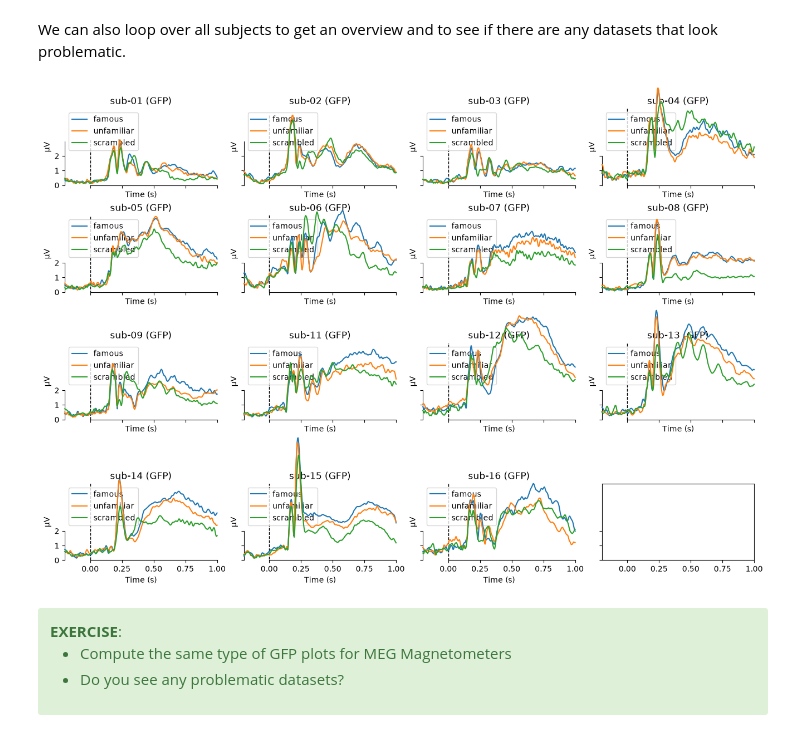
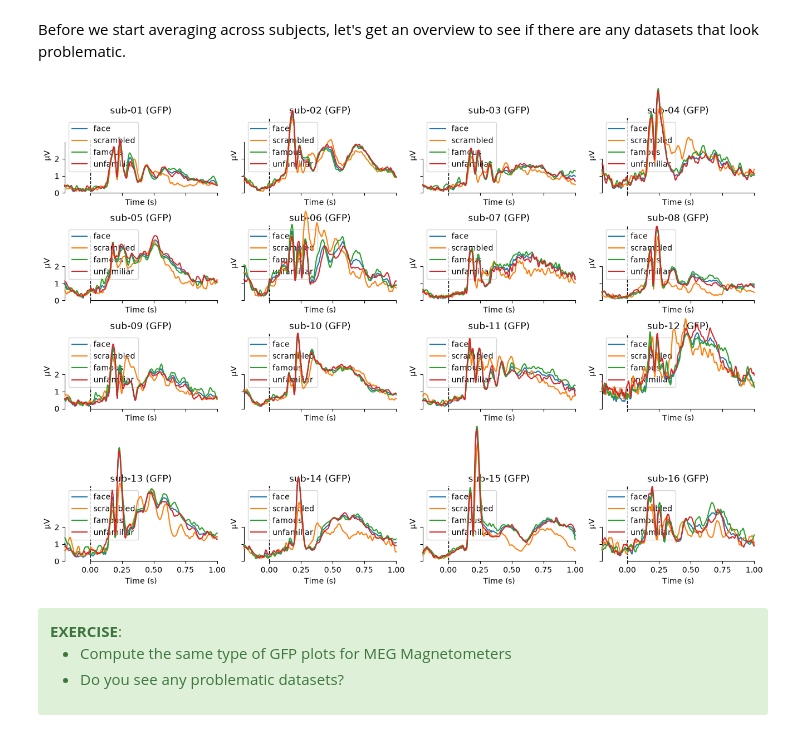
Before and after one commit to wmvanvliet/mne-course, a Jupyter notebook: 6-group-level.ipynb, the cells around one changed output. Drawn from its saved outputs; the diff is of its cells as text; code cells hidden in the pictures.

Commit message:
working on group level

```diff
--- a/6-group-level.ipynb
+++ b/6-group-level.ipynb
@@ -68,5 +41,5 @@ We can look at the data from subjects one-by-one:
 # %%
-subject = "sub-03"
-evokeds = mne.read_evokeds(f"{evokeds_path}/{subject}_list-ave.fif", verbose=False)
+subject = 3  # load the evokeds of subject 3
+evokeds = mne.read_evokeds(f"{group_path}/sub-{subject:02d}_list-ave.fif")
 evokeds
 # %% [output]
@@ -85,0 +75,9 @@ evokeds[0].plot_joint()
+# %%
+evokeds_list = []
+subjects = [f"sub-{subject:02d}" for subject in range(1, 17)]
+
+for sub in subjects:
+    evokeds = mne.read_evokeds(f"{group_path}/{sub}_list-ave.fif")
+    evokeds_list.append(evokeds)
+
+evokeds_list
@@ -86,16 +102,12 @@ evokeds[0].plot_joint()
 # %% [markdown]
-We can also loop over all subjects to get an overview and to see if there are any datasets
-that look problematic.
+Before we start averaging across subjects, let's get an overview to see if there are any datasets that look problematic.
 # %%
 ch_type = "eeg"  # we pick the EEG channels here
-conditions = ["famous", "unfamiliar", "scrambled"]
-
 fig, axes = plt.subplots(4, 4, figsize=(13, 9), sharex=True, sharey=True, layout="constrained")
-for ax, subject in zip(axes.ravel(), datasets):
-    evokeds = mne.read_evokeds(f"{evokeds_path}/{subject}_list-ave.fif", condition=conditions)
-    mne.viz.plot_compare_evokeds(evokeds, picks=ch_type, show=False, axes=ax, title=subject)
+for ax, sub, evokeds in zip(axes.ravel(), subjects, evokeds_list):
+    mne.viz.plot_compare_evokeds(evokeds, picks=ch_type, show=False, axes=ax, title=sub)
 # %% [output]
-[figure, old version]
+[figure, new version]
 # %% [markdown]
 <div class='alert alert-success'>
     <b>EXERCISE</b>:
```
Also changed, not shown: parts of 24 cells of this notebook.
